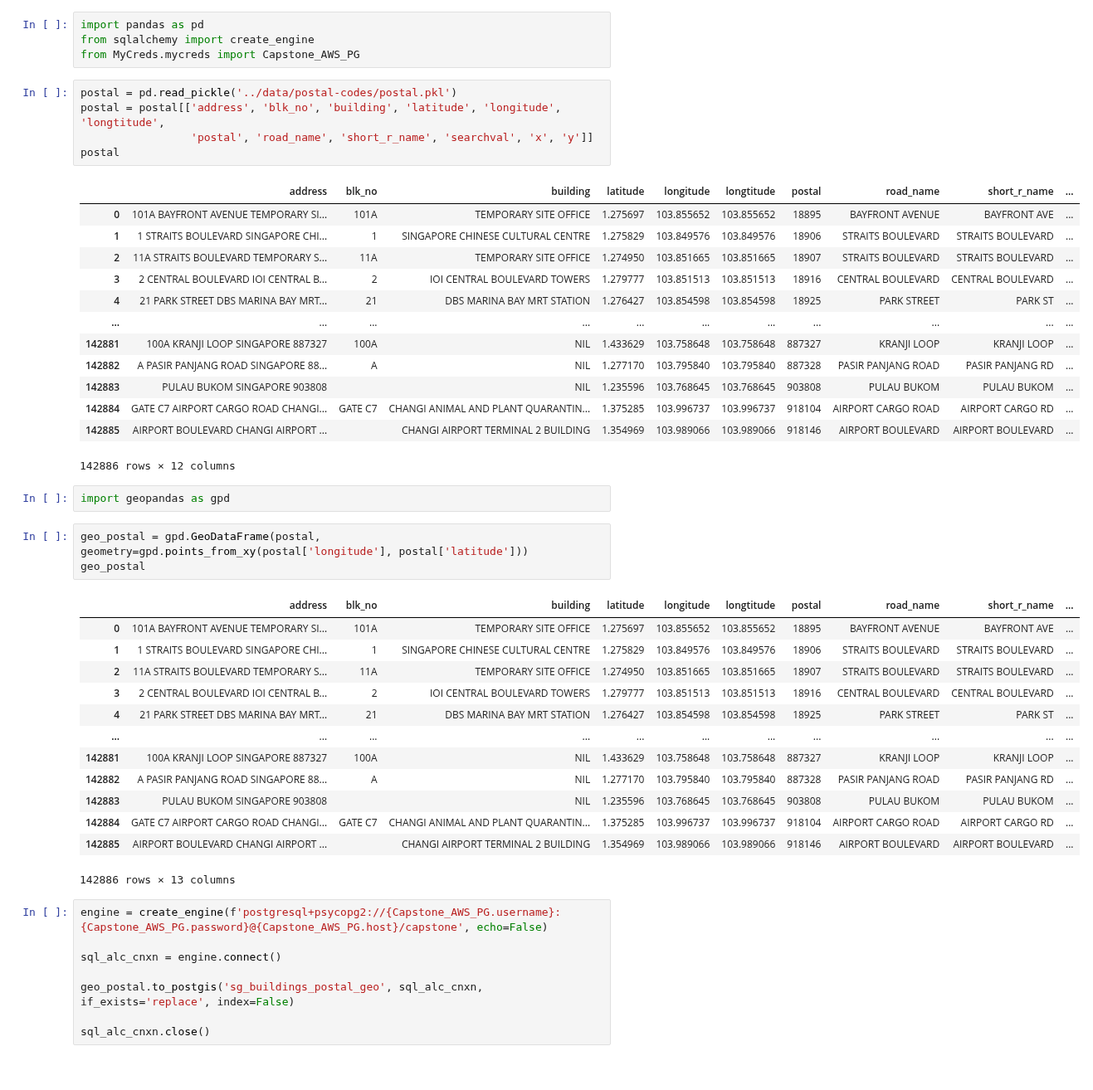
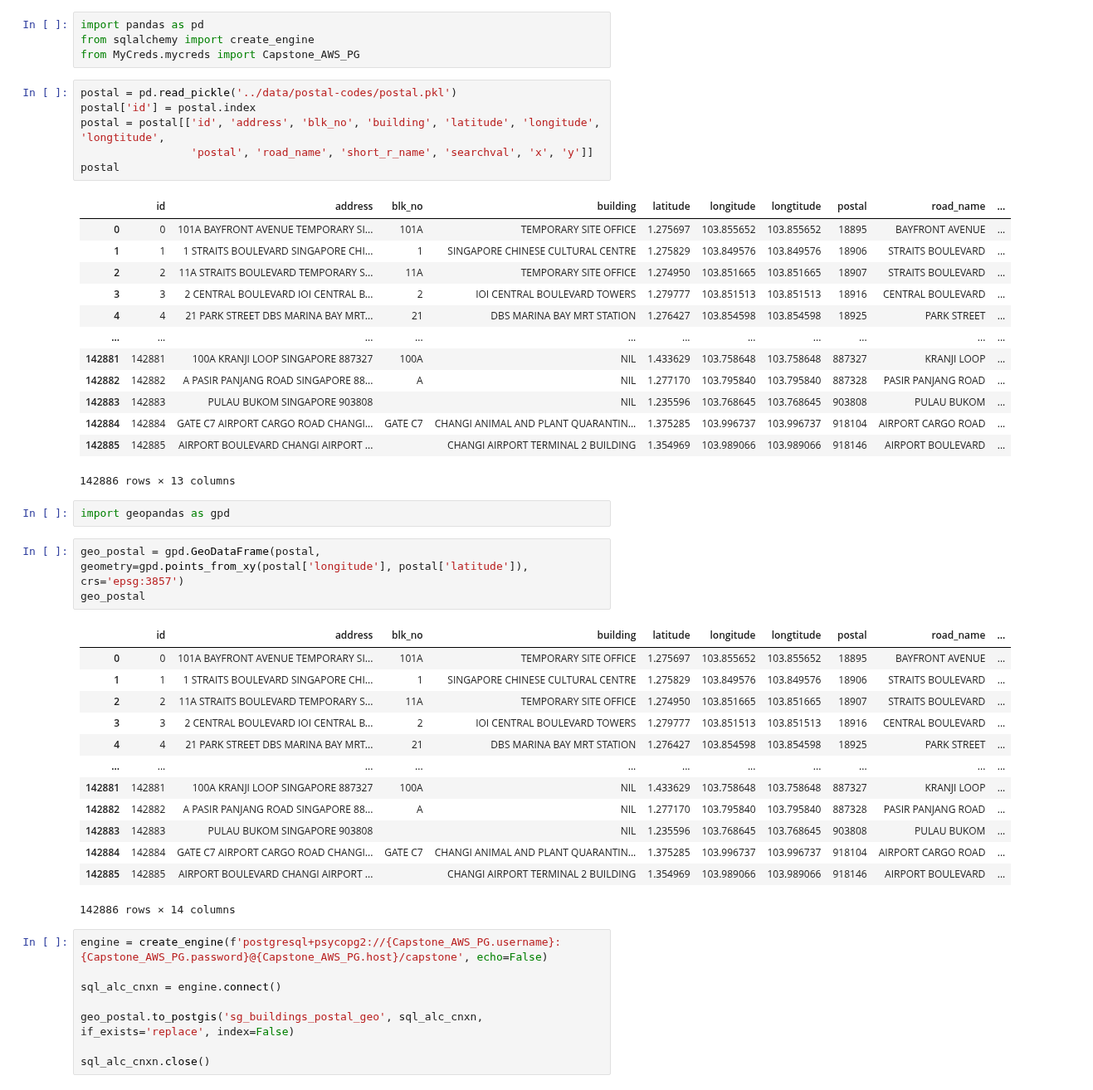
Before and after one commit to mcmanus-git/Singapore-HDB, a Jupyter notebook: michael/EDA/pipline.ipynb, the cells around one changed output. Shown at 83% size. Cells and saved outputs as stored; diff of their text form.

Commit message:
changed crs to 3857 and reloaded sg_buildings_postal_geo with id col; added logic for id col in resale_prices. awaiting normalization prior to db upload.

```diff
--- a/michael/EDA/pipline.ipynb
+++ b/michael/EDA/pipline.ipynb
@@ -730,42 +733,43 @@ from sqlalchemy import create_engine
 from MyCreds.mycreds import Capstone_AWS_PG
 # %%
 postal = pd.read_pickle('../data/postal-codes/postal.pkl')
-postal = postal[['address', 'blk_no', 'building', 'latitude', 'longitude', 'longtitude',
+postal['id'] = postal.index
+postal = postal[['id', 'address', 'blk_no', 'building', 'latitude', 'longitude', 'longtitude',
                  'postal', 'road_name', 'short_r_name', 'searchval', 'x', 'y']]
 postal
 # %% [output]
-|  | address | blk_no | building | latitude | longitude | longtitude | postal | road_name | short_r_name | ... |
-| 0 | 101A BAYFRONT AVENUE TEMPORARY SI... | 101A | TEMPORARY SITE OFFICE | 1.275697 | 103.855652 | 103.855652 | 18895 | BAYFRONT AVENUE | BAYFRONT AVE | ... |
-| 1 | 1 STRAITS BOULEVARD SINGAPORE CHI... | 1 | SINGAPORE CHINESE CULTURAL CENTRE | 1.275829 | 103.849576 | 103.849576 | 18906 | STRAITS BOULEVARD | STRAITS BOULEVARD | ... |
-| 2 | 11A STRAITS BOULEVARD TEMPORARY S... | 11A | TEMPORARY SITE OFFICE | 1.274950 | 103.851665 | 103.851665 | 18907 | STRAITS BOULEVARD | STRAITS BOULEVARD | ... |
-| 3 | 2 CENTRAL BOULEVARD IOI CENTRAL B... | 2 | IOI CENTRAL BOULEVARD TOWERS | 1.279777 | 103.851513 | 103.851513 | 18916 | CENTRAL BOULEVARD | CENTRAL BOULEVARD | ... |
-| 4 | 21 PARK STREET DBS MARINA BAY MRT... | 21 | DBS MARINA BAY MRT STATION | 1.276427 | 103.854598 | 103.854598 | 18925 | PARK STREET | PARK ST | ... |
+|  | id | address | blk_no | building | latitude | longitude | longtitude | postal | road_name | ... |
+| 0 | 0 | 101A BAYFRONT AVENUE TEMPORARY SI... | 101A | TEMPORARY SITE OFFICE | 1.275697 | 103.855652 | 103.855652 | 18895 | BAYFRONT AVENUE | ... |
+| 1 | 1 | 1 STRAITS BOULEVARD SINGAPORE CHI... | 1 | SINGAPORE CHINESE CULTURAL CENTRE | 1.275829 | 103.849576 | 103.849576 | 18906 | STRAITS BOULEVARD | ... |
+| 2 | 2 | 11A STRAITS BOULEVARD TEMPORARY S... | 11A | TEMPORARY SITE OFFICE | 1.274950 | 103.851665 | 103.851665 | 18907 | STRAITS BOULEVARD | ... |
+| 3 | 3 | 2 CENTRAL BOULEVARD IOI CENTRAL B... | 2 | IOI CENTRAL BOULEVARD TOWERS | 1.279777 | 103.851513 | 103.851513 | 18916 | CENTRAL BOULEVARD | ... |
+| 4 | 4 | 21 PARK STREET DBS MARINA BAY MRT... | 21 | DBS MARINA BAY MRT STATION | 1.276427 | 103.854598 | 103.854598 | 18925 | PARK STREET | ... |
 | ... | ... | ... | ... | ... | ... | ... | ... | ... | ... | ... |
-| 142881 | 100A KRANJI LOOP SINGAPORE 887327 | 100A | NIL | 1.433629 | 103.758648 | 103.758648 | 887327 | KRANJI LOOP | KRANJI LOOP | ... |
-| 142882 | A PASIR PANJANG ROAD SINGAPORE 88... | A | NIL | 1.277170 | 103.795840 | 103.795840 | 887328 | PASIR PANJANG ROAD | PASIR PANJANG RD | ... |
-| 142883 | PULAU BUKOM SINGAPORE 903808 |  | NIL | 1.235596 | 103.768645 | 103.768645 | 903808 | PULAU BUKOM | PULAU BUKOM | ... |
-| 142884 | GATE C7 AIRPORT CARGO ROAD CHANGI... | GATE C7 | CHANGI ANIMAL AND PLANT QUARANTIN... | 1.375285 | 103.996737 | 103.996737 | 918104 | AIRPORT CARGO ROAD | AIRPORT CARGO RD | ... |
-| 142885 | AIRPORT BOULEVARD CHANGI AIRPORT ... |  | CHANGI AIRPORT TERMINAL 2 BUILDING | 1.354969 | 103.989066 | 103.989066 | 918146 | AIRPORT BOULEVARD | AIRPORT BOULEVARD | ... |
+| 142881 | 142881 | 100A KRANJI LOOP SINGAPORE 887327 | 100A | NIL | 1.433629 | 103.758648 | 103.758648 | 887327 | KRANJI LOOP | ... |
+| 142882 | 142882 | A PASIR PANJANG ROAD SINGAPORE 88... | A | NIL | 1.277170 | 103.795840 | 103.795840 | 887328 | PASIR PANJANG ROAD | ... |
+| 142883 | 142883 | PULAU BUKOM SINGAPORE 903808 |  | NIL | 1.235596 | 103.768645 | 103.768645 | 903808 | PULAU BUKOM | ... |
+| 142884 | 142884 | GATE C7 AIRPORT CARGO ROAD CHANGI... | GATE C7 | CHANGI ANIMAL AND PLANT QUARANTIN... | 1.375285 | 103.996737 | 103.996737 | 918104 | AIRPORT CARGO ROAD | ... |
+| 142885 | 142885 | AIRPORT BOULEVARD CHANGI AIRPORT ... |  | CHANGI AIRPORT TERMINAL 2 BUILDING | 1.354969 | 103.989066 | 103.989066 | 918146 | AIRPORT BOULEVARD | ... |
-142886 rows × 12 columns
+142886 rows × 13 columns
 # %%
 import geopandas as gpd
 # %%
-geo_postal = gpd.GeoDataFrame(postal, geometry=gpd.points_from_xy(postal['longitude'], postal['latitude']))
+geo_postal = gpd.GeoDataFrame(postal, geometry=gpd.points_from_xy(postal['longitude'], postal['latitude']), crs='epsg:3857')
 geo_postal
 # %% [output]
-|  | address | blk_no | building | latitude | longitude | longtitude | postal | road_name | short_r_name | ... |
-| 0 | 101A BAYFRONT AVENUE TEMPORARY SI... | 101A | TEMPORARY SITE OFFICE | 1.275697 | 103.855652 | 103.855652 | 18895 | BAYFRONT AVENUE | BAYFRONT AVE | ... |
-| 1 | 1 STRAITS BOULEVARD SINGAPORE CHI... | 1 | SINGAPORE CHINESE CULTURAL CENTRE | 1.275829 | 103.849576 | 103.849576 | 18906 | STRAITS BOULEVARD | STRAITS BOULEVARD | ... |
-| 2 | 11A STRAITS BOULEVARD TEMPORARY S... | 11A | TEMPORARY SITE OFFICE | 1.274950 | 103.851665 | 103.851665 | 18907 | STRAITS BOULEVARD | STRAITS BOULEVARD | ... |
-| 3 | 2 CENTRAL BOULEVARD IOI CENTRAL B... | 2 | IOI CENTRAL BOULEVARD TOWERS | 1.279777 | 103.851513 | 103.851513 | 18916 | CENTRAL BOULEVARD | CENTRAL BOULEVARD | ... |
-| 4 | 21 PARK STREET DBS MARINA BAY MRT... | 21 | DBS MARINA BAY MRT STATION | 1.276427 | 103.854598 | 103.854598 | 18925 | PARK STREET | PARK ST | ... |
+|  | id | address | blk_no | building | latitude | longitude | longtitude | postal | road_name | ... |
+| 0 | 0 | 101A BAYFRONT AVENUE TEMPORARY SI... | 101A | TEMPORARY SITE OFFICE | 1.275697 | 103.855652 | 103.855652 | 18895 | BAYFRONT AVENUE | ... |
+| 1 | 1 | 1 STRAITS BOULEVARD SINGAPORE CHI... | 1 | SINGAPORE CHINESE CULTURAL CENTRE | 1.275829 | 103.849576 | 103.849576 | 18906 | STRAITS BOULEVARD | ... |
+| 2 | 2 | 11A STRAITS BOULEVARD TEMPORARY S... | 11A | TEMPORARY SITE OFFICE | 1.274950 | 103.851665 | 103.851665 | 18907 | STRAITS BOULEVARD | ... |
+| 3 | 3 | 2 CENTRAL BOULEVARD IOI CENTRAL B... | 2 | IOI CENTRAL BOULEVARD TOWERS | 1.279777 | 103.851513 | 103.851513 | 18916 | CENTRAL BOULEVARD | ... |
+| 4 | 4 | 21 PARK STREET DBS MARINA BAY MRT... | 21 | DBS MARINA BAY MRT STATION | 1.276427 | 103.854598 | 103.854598 | 18925 | PARK STREET | ... |
 | ... | ... | ... | ... | ... | ... | ... | ... | ... | ... | ... |
-| 142881 | 100A KRANJI LOOP SINGAPORE 887327 | 100A | NIL | 1.433629 | 103.758648 | 103.758648 | 887327 | KRANJI LOOP | KRANJI LOOP | ... |
-| 142882 | A PASIR PANJANG ROAD SINGAPORE 88... | A | NIL | 1.277170 | 103.795840 | 103.795840 | 887328 | PASIR PANJANG ROAD | PASIR PANJANG RD | ... |
-| 142883 | PULAU BUKOM SINGAPORE 903808 |  | NIL | 1.235596 | 103.768645 | 103.768645 | 903808 | PULAU BUKOM | PULAU BUKOM | ... |
-| 142884 | GATE C7 AIRPORT CARGO ROAD CHANGI... | GATE C7 | CHANGI ANIMAL AND PLANT QUARANTIN... | 1.375285 | 103.996737 | 103.996737 | 918104 | AIRPORT CARGO ROAD | AIRPORT CARGO RD | ... |
-| 142885 | AIRPORT BOULEVARD CHANGI AIRPORT ... |  | CHANGI AIRPORT TERMINAL 2 BUILDING | 1.354969 | 103.989066 | 103.989066 | 918146 | AIRPORT BOULEVARD | AIRPORT BOULEVARD | ... |
+| 142881 | 142881 | 100A KRANJI LOOP SINGAPORE 887327 | 100A | NIL | 1.433629 | 103.758648 | 103.758648 | 887327 | KRANJI LOOP | ... |
+| 142882 | 142882 | A PASIR PANJANG ROAD SINGAPORE 88... | A | NIL | 1.277170 | 103.795840 | 103.795840 | 887328 | PASIR PANJANG ROAD | ... |
+| 142883 | 142883 | PULAU BUKOM SINGAPORE 903808 |  | NIL | 1.235596 | 103.768645 | 103.768645 | 903808 | PULAU BUKOM | ... |
+| 142884 | 142884 | GATE C7 AIRPORT CARGO ROAD CHANGI... | GATE C7 | CHANGI ANIMAL AND PLANT QUARANTIN... | 1.375285 | 103.996737 | 103.996737 | 918104 | AIRPORT CARGO ROAD | ... |
+| 142885 | 142885 | AIRPORT BOULEVARD CHANGI AIRPORT ... |  | CHANGI AIRPORT TERMINAL 2 BUILDING | 1.354969 | 103.989066 | 103.989066 | 918146 | AIRPORT BOULEVARD | ... |
-142886 rows × 13 columns
+142886 rows × 14 columns
 # %%
 engine = create_engine(f'postgresql+psycopg2://{Capstone_AWS_PG.username}:{Capstone_AWS_PG.password}@{Capstone_AWS_PG.host}/capstone', echo=False)
 
```
Also changed, not shown: parts of 3 cells of this notebook, 2 other files.
